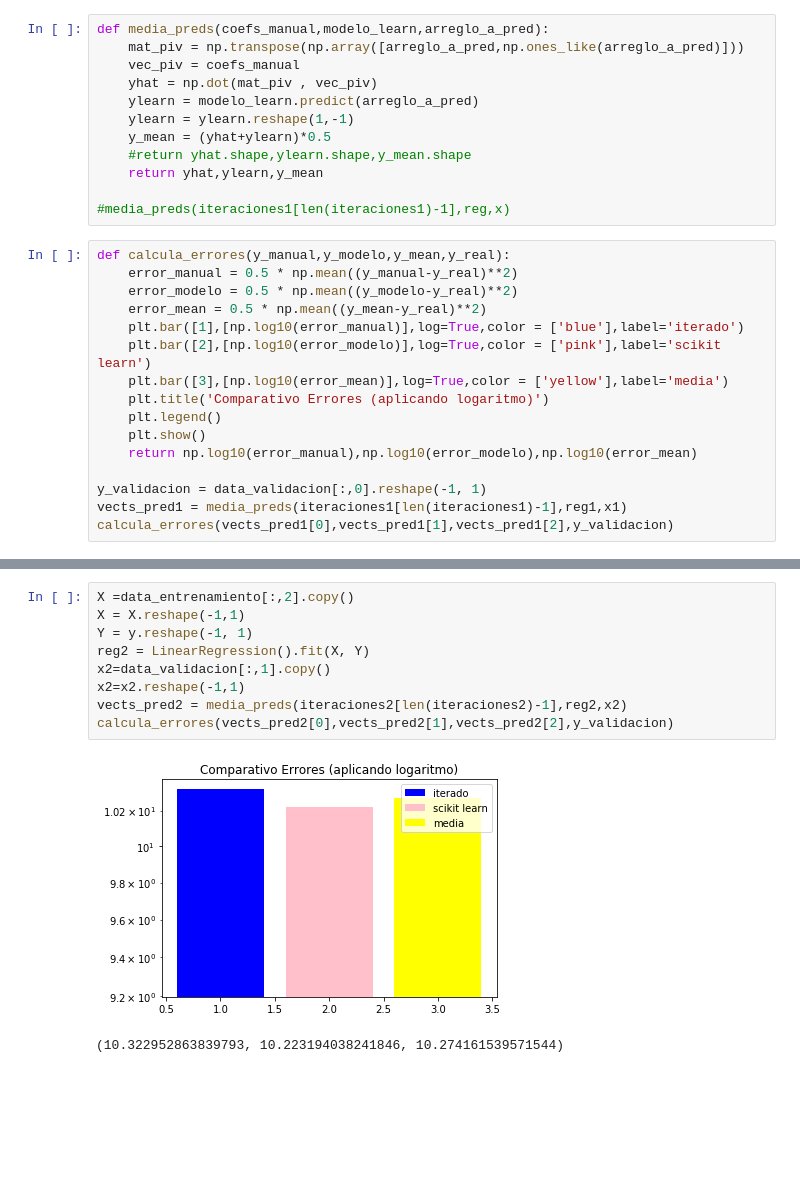
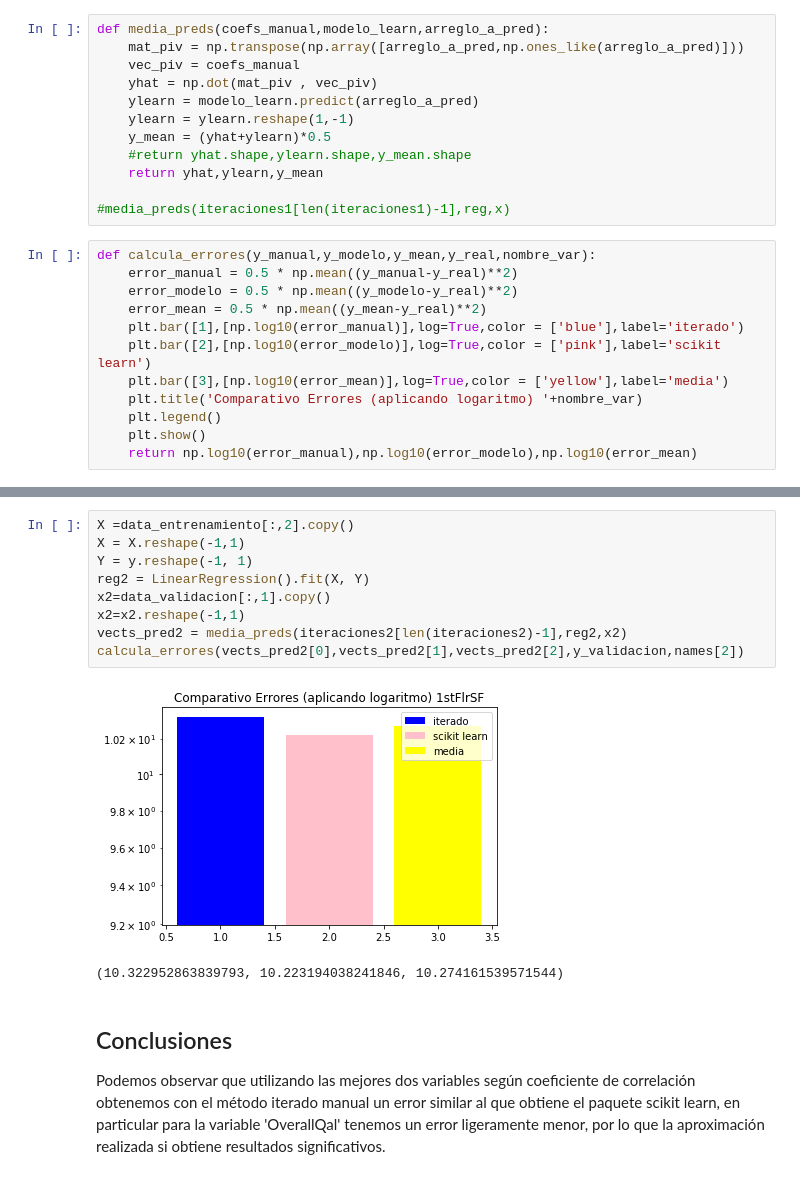
Before and after one commit to Josealigo/Proyecto1_CDP, a Jupyter notebook: Proyecto1-Jose_Ligorria.ipynb, the cells around one changed output, grey strips where cells are left out. Cells and saved outputs as stored; diff of their text form; blank space fills up the shorter version.

```diff
--- a/Proyecto1-Jose_Ligorria.ipynb
+++ b/Proyecto1-Jose_Ligorria.ipynb
@@ -211,18 +215,14 @@ def media_preds(coefs_manual,modelo_learn,arreglo_a_pred):
 
 #media_preds(iteraciones1[len(iteraciones1)-1],reg,x)
 # %%
-def calcula_errores(y_manual,y_modelo,y_mean,y_real):
+def calcula_errores(y_manual,y_modelo,y_mean,y_real,nombre_var):
     error_manual = 0.5 * np.mean((y_manual-y_real)**2)
     error_modelo = 0.5 * np.mean((y_modelo-y_real)**2)
     error_mean = 0.5 * np.mean((y_mean-y_real)**2)
     plt.bar([1],[np.log10(error_manual)],log=True,color = ['blue'],label='iterado')
     plt.bar([2],[np.log10(error_modelo)],log=True,color = ['pink'],label='scikit learn')
     plt.bar([3],[np.log10(error_mean)],log=True,color = ['yellow'],label='media')
-    plt.title('Comparativo Errores (aplicando logaritmo)')
+    plt.title('Comparativo Errores (aplicando logaritmo) '+nombre_var)
     plt.legend()
     plt.show()
     return np.log10(error_manual),np.log10(error_modelo),np.log10(error_mean)
-
-y_validacion = data_validacion[:,0].reshape(-1, 1)
-vects_pred1 = media_preds(iteraciones1[len(iteraciones1)-1],reg1,x1)
-calcula_errores(vects_pred1[0],vects_pred1[1],vects_pred1[2],y_validacion)
@@ -232,12 +237,15 @@ calcula_errores(vects_pred1[0],vects_pred1[1],vects_pred1[2],y_validacion)
 # %%
 X =data_entrenamiento[:,2].copy()
 X = X.reshape(-1,1)
 Y = y.reshape(-1, 1)
 reg2 = LinearRegression().fit(X, Y)
 x2=data_validacion[:,1].copy()
 x2=x2.reshape(-1,1)
 vects_pred2 = media_preds(iteraciones2[len(iteraciones2)-1],reg2,x2)
-calcula_errores(vects_pred2[0],vects_pred2[1],vects_pred2[2],y_validacion)
+calcula_errores(vects_pred2[0],vects_pred2[1],vects_pred2[2],y_validacion,names[2])
 # %% [output]
-[figure, old version]
+[figure, new version]
 (10.322952863839793, 10.223194038241846, 10.274161539571544)
+# %% [markdown]
+## Conclusiones
+Podemos observar que utilizando las mejores dos variables según coeficiente de correlación obtenemos con el método iterado manual un error similar al que obtiene el paquete scikit learn, en particular para la variable 'OverallQal' tenemos un error ligeramente menor, por lo que la aproximación realizada si obtiene resultados significativos.
```
Also changed, not shown: parts of 3 cells of this notebook.
